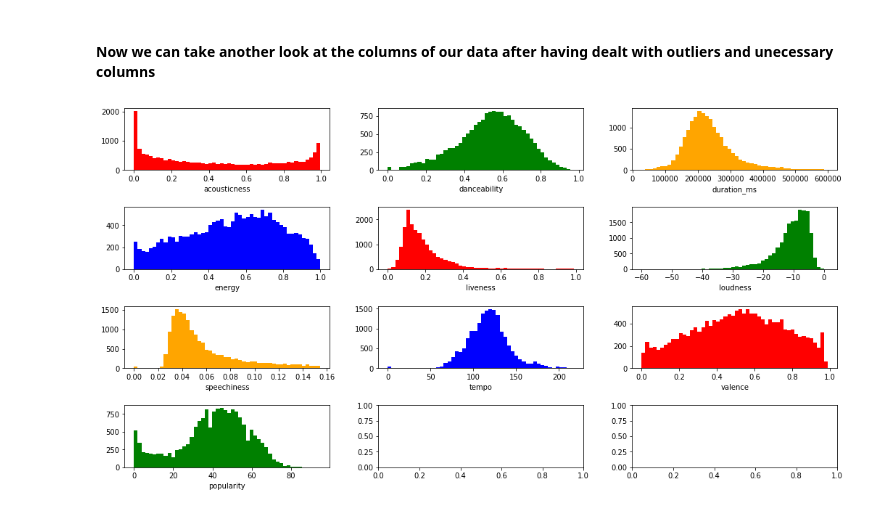
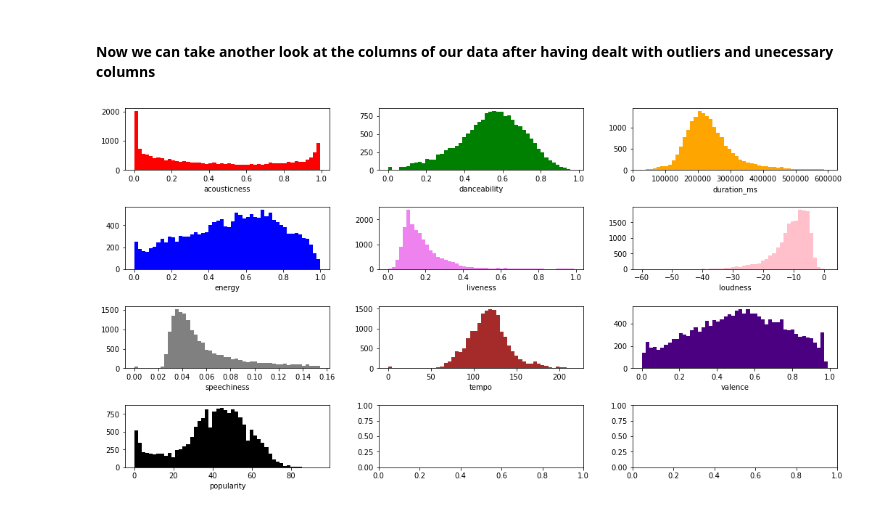
Before and after one commit to swarupa29/Data-science-project-Song-Genre, a Jupyter notebook: Visualisation.ipynb, the cells around one changed output. Drawn from its saved outputs; the diff is of its cells as text; code cells hidden in the pictures.

Commit message:
final_visualisation

```diff
--- a/Visualisation.ipynb
+++ b/Visualisation.ipynb
@@ -51,11 +72,11 @@ fig, axs = plt.subplots(4, 3, figsize=(15, 8))
 fig.tight_layout(pad=3.0)
 axs = axs.reshape(12,)
 i = 0
-colors = ['red', 'green', 'orange', 'blue']
+colors = ['red', 'green', 'orange', 'blue','yellow','violet','pink','grey','brown','indigo','black']
 for feature in data.columns:
     subplot = axs[i]
     if(data[feature].dtype=='float64'):
         subplot.set(xlabel=feature)
-        f, edge, plot = subplot.hist(data[feature], 50, color=colors[i%4])
+        f, edge, plot = subplot.hist(data[feature], 50, color=colors[i])
         i = i+1;
 # %% [output]
@@ -142,14 +168,14 @@ f, e, plot = plt.hist(data['speechiness'], 50)
 # %%
 fig, axs = plt.subplots(4, 3, figsize=(15, 8))
 fig.tight_layout(pad=3.0)
 axs = axs.reshape(12,)
 i = 0
-colors = ['red', 'green', 'orange', 'blue']
+colors = ['red', 'green', 'orange', 'blue','violet','pink','grey','brown','indigo','black']
 for feature in data.columns:
     subplot = axs[i]
     if(data[feature].dtype=='float64'):
         subplot.set(xlabel=feature)
-        f, edge, plot = subplot.hist(data[feature], 50, color=colors[i%4])
+        f, edge, plot = subplot.hist(data[feature], 50, color=colors[i])
         i = i+1;
 # %% [output]
-[figure, old version]
+[figure, new version]
```
Also changed, not shown: parts of 24 cells of this notebook.
